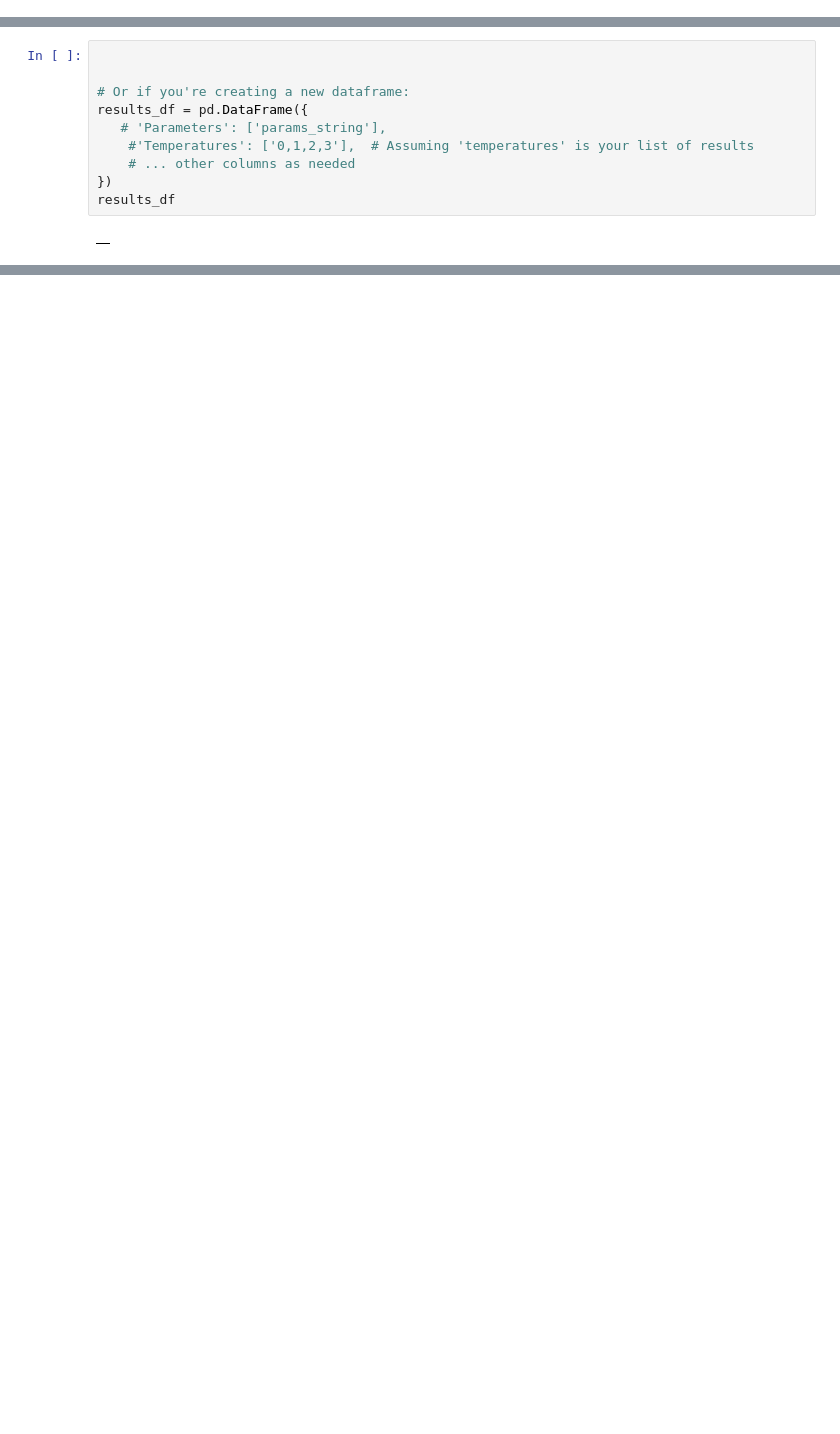
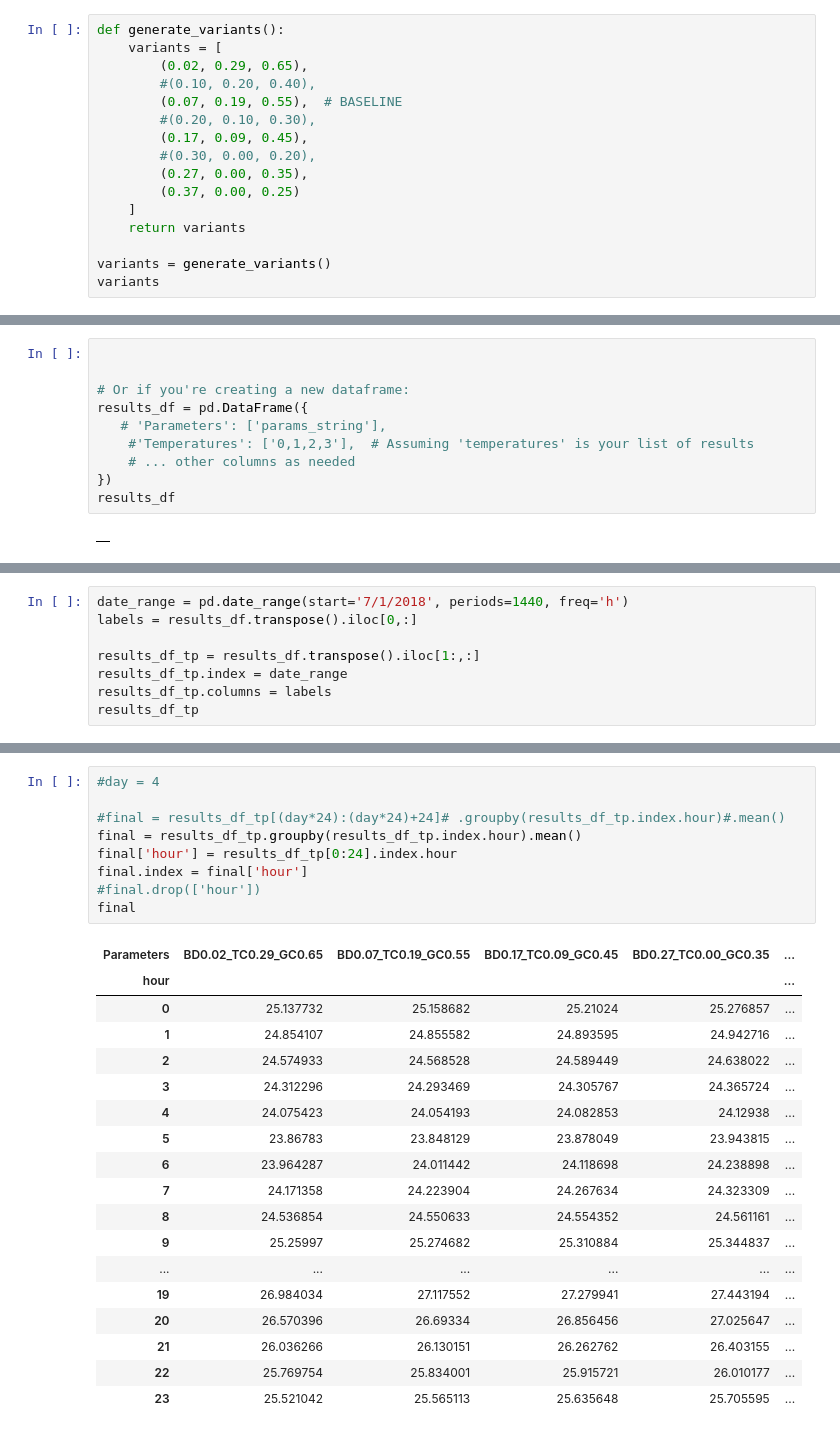
Before and after one commit to SustainableUrbanSystemsLab/CP-GNI2024-UWG, a Jupyter notebook: GNI_Analysis.ipynb, the cells around one changed output, grey strips where cells are left out. Drawn from its saved outputs; the diff is of its cells as text; blank space fills up the shorter version.

```diff
--- a/GNI_Analysis.ipynb
+++ b/GNI_Analysis.ipynb
@@ -5,3 +5,19 @@ import pandas as pd
 blddensity=0.15
 treecover=0.15
 grasscover=0.35
+# %%
+def generate_variants():
+    variants = [
+        (0.02, 0.29, 0.65),
+        #(0.10, 0.20, 0.40),
+        (0.07, 0.19, 0.55),  # BASELINE
+        #(0.20, 0.10, 0.30),
+        (0.17, 0.09, 0.45),
+        #(0.30, 0.00, 0.20),
+        (0.27, 0.00, 0.35),
+        (0.37, 0.00, 0.25)
+    ]
+    return variants
+
+variants = generate_variants()
+variants
@@ -152,0 +134,8 @@ plt.show()
+# %%
+date_range = pd.date_range(start='7/1/2018', periods=1440, freq='h')
+labels = results_df.transpose().iloc[0,:]
+
+results_df_tp = results_df.transpose().iloc[1:,:]
+results_df_tp.index = date_range
+results_df_tp.columns = labels
+results_df_tp
@@ -152,0 +171,28 @@ plt.show()
+# %%
+#day = 4
+
+#final = results_df_tp[(day*24):(day*24)+24]# .groupby(results_df_tp.index.hour)#.mean()
+final = results_df_tp.groupby(results_df_tp.index.hour).mean()
+final['hour'] = results_df_tp[0:24].index.hour
+final.index = final['hour']
+#final.drop(['hour'])
+final
+# %% [output]
+| Parameters | BD0.02_TC0.29_GC0.65 | BD0.07_TC0.19_GC0.55 | BD0.17_TC0.09_GC0.45 | BD0.27_TC0.00_GC0.35 | ... |
+| hour |  |  |  |  | ... |
+| 0 | 25.137732 | 25.158682 | 25.21024 | 25.276857 | ... |
+| 1 | 24.854107 | 24.855582 | 24.893595 | 24.942716 | ... |
+| 2 | 24.574933 | 24.568528 | 24.589449 | 24.638022 | ... |
+| 3 | 24.312296 | 24.293469 | 24.305767 | 24.365724 | ... |
+| 4 | 24.075423 | 24.054193 | 24.082853 | 24.12938 | ... |
+| 5 | 23.86783 | 23.848129 | 23.878049 | 23.943815 | ... |
+| 6 | 23.964287 | 24.011442 | 24.118698 | 24.238898 | ... |
+| 7 | 24.171358 | 24.223904 | 24.267634 | 24.323309 | ... |
+| 8 | 24.536854 | 24.550633 | 24.554352 | 24.561161 | ... |
+| 9 | 25.25997 | 25.274682 | 25.310884 | 25.344837 | ... |
+| ... | ... | ... | ... | ... | ... |
+| 19 | 26.984034 | 27.117552 | 27.279941 | 27.443194 | ... |
+| 20 | 26.570396 | 26.69334 | 26.856456 | 27.025647 | ... |
+| 21 | 26.036266 | 26.130151 | 26.262762 | 26.403155 | ... |
+| 22 | 25.769754 | 25.834001 | 25.915721 | 26.010177 | ... |
+| 23 | 25.521042 | 25.565113 | 25.635648 | 25.705595 | ... |
```
Also changed, not shown: parts of 15 cells of this notebook, 4 other files.
